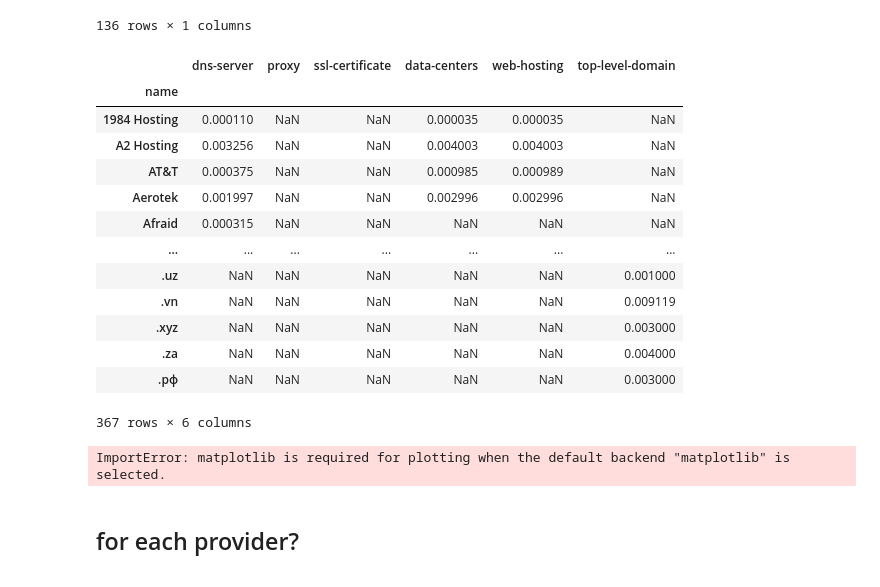
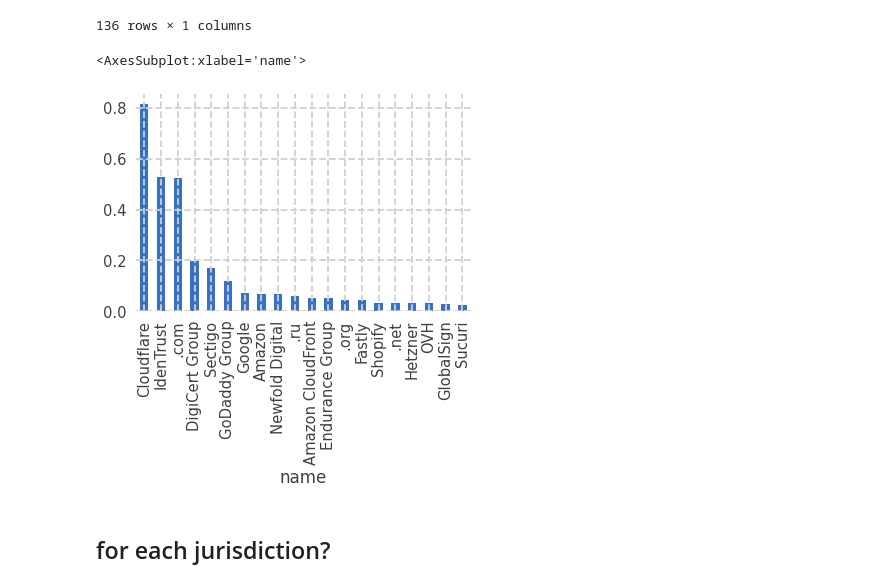
Before and after one commit to daylight-lab/breakage-power, a Jupyter notebook: Analysis.ipynb, the cells around one changed output. Cells and saved outputs as stored; diff of their text form; code cells hidden in the pictures.

```diff
--- a/Analysis.ipynb
+++ b/Analysis.ipynb
@@ -59,6 +59,8 @@ m.groupby('name').mean()
 | team.blue | 0.010443 |
 136 rows × 1 columns
 # %%
+from typing import Callable
+
 markets = [
     'dns-server',
     'proxy',
@@ -69,8 +71,17 @@ markets = [
     'top-level-domain',
 ]
 
-ms = []
-for market in markets:
-    m = get_market(market).groupby('name').mean()
-    m = m.rename({'marketshare': market}, axis=1)
-    ms.append(m)
+def max_extent (transformer: Callable[[pd.DataFrame], pd.DataFrame], join_on):
+    ms = []
+    for market in markets:
+        m = get_market(market)
+        m = transformer(m)
+        m = m.rename({'marketshare': market}, axis=1)
+        ms.append(m)
+
+    t = ms[0]
+    for i, m_df in enumerate(ms[1:]):
+        t = t.merge(ms[i+1], how='outer', left_on=join_on, right_on=join_on)
+
+    max_extent = t.max(axis=1).sort_values(ascending=False)
+    return max_extent
@@ -81,17 +87,0 @@ for i, m_df in enumerate(ms[1:]):
-# %%
-t
-# %% [output]
-|  | dns-server | proxy | ssl-certificate | data-centers | web-hosting | top-level-domain |
-| name |  |  |  |  |  |  |
-| 1984 Hosting | 0.000110 | NaN | NaN | 0.000035 | 0.000035 | NaN |
-| A2 Hosting | 0.003256 | NaN | NaN | 0.004003 | 0.004003 | NaN |
-| AT&T | 0.000375 | NaN | NaN | 0.000985 | 0.000989 | NaN |
-| Aerotek | 0.001997 | NaN | NaN | 0.002996 | 0.002996 | NaN |
-| Afraid | 0.000315 | NaN | NaN | NaN | NaN | NaN |
-| ... | ... | ... | ... | ... | ... | ... |
-| .uz | NaN | NaN | NaN | NaN | NaN | 0.001000 |
-| .vn | NaN | NaN | NaN | NaN | NaN | 0.009119 |
-| .xyz | NaN | NaN | NaN | NaN | NaN | 0.003000 |
-| .za | NaN | NaN | NaN | NaN | NaN | 0.004000 |
-| .рф | NaN | NaN | NaN | NaN | NaN | 0.003000 |
-367 rows × 6 columns
@@ -100,6 +88,10 @@ max_extent = t.max(axis=1).sort_values(ascending=False)
+# %%
+fn = lambda m: m.groupby('name').mean()
+powers = max_extent(fn, 'name')
 # %%
-max_extent[:20].plot.bar()
+powers[:20].plot.bar()
 # %% [output]
-ImportError: matplotlib is required for plotting when the default backend "matplotlib" is selected.
+<AxesSubplot:xlabel='name'>
+[figure, added]
 # %% [markdown]
-## for each provider?
+## for each jurisdiction?
```
Also changed, not shown: parts of 7 cells of this notebook, 1 other file.
